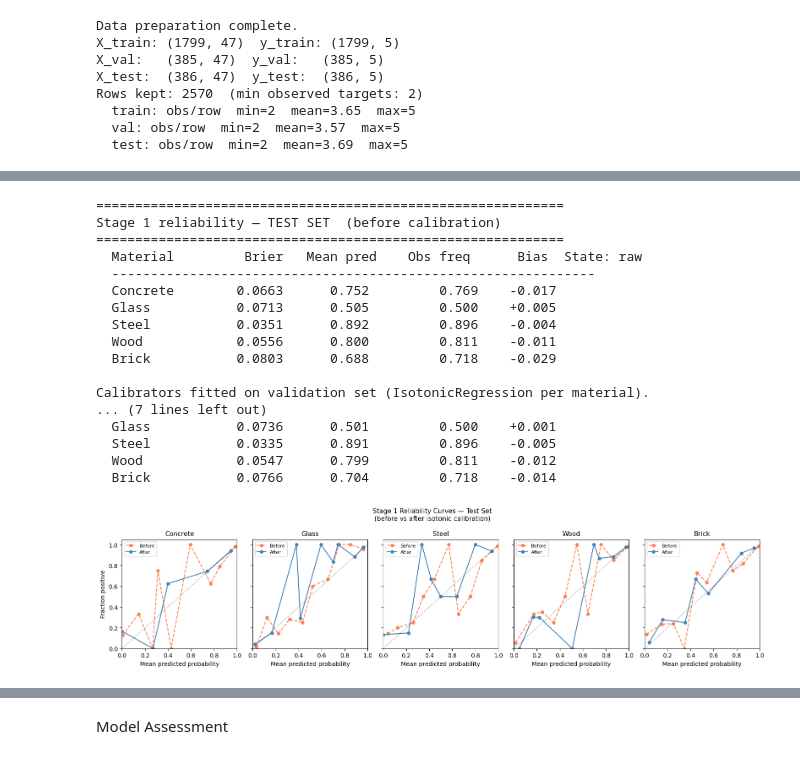
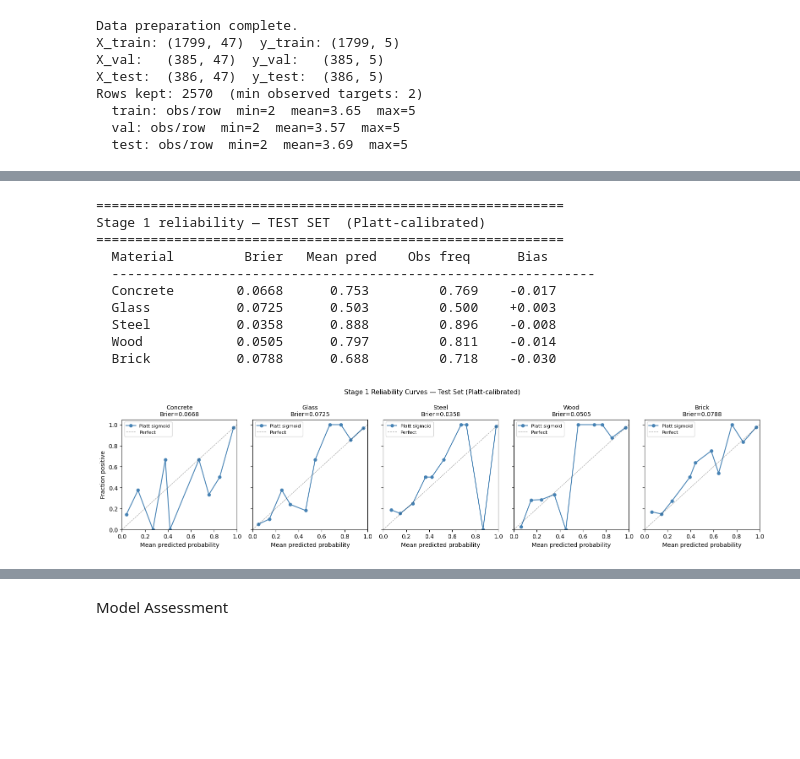
Before and after one commit to City-Syntax/material-intensity, a Jupyter notebook: prediction_model.ipynb, the cells around one changed output, grey strips where cells are left out. Cells and saved outputs as stored; diff of their text form; code cells hidden in the pictures; blank space fills up the shorter version.

```diff
--- a/prediction_model.ipynb
+++ b/prediction_model.ipynb
@@ -1325,72 +1288,52 @@ Joint layer — group covariances built from: ['Primary Code']
 # %%
 # ==========================================================
-# Stage 1 — Probability calibration (isotonic regression)
+# Stage 1 — Reliability diagnostics (Platt-calibrated)
 # ==========================================================
-# Evaluates reliability before calibration (test set),
-# fits calibrators on the validation set, then re-evaluates.
+# CalibratedClassifierCV(method='sigmoid') is applied during fit(),
+# so no separate calibration step is needed.  This cell evaluates
+# the resulting reliability on the test set.
 
 y_val_presence  = data["y_val_mask"]  & (data["y_val_raw"]  > 0)
 y_test_presence = data["y_test_mask"] & (data["y_test_raw"] > 0)
 
-# ── Before calibration: test-set diagnostics ────────────────────────────────
 print("=" * 60)
-print("Stage 1 reliability — TEST SET  (before calibration)")
+print("Stage 1 reliability — TEST SET  (Platt-calibrated)")
 print("=" * 60)
-cal_before = model.stage1.evaluate_calibration(data["X_test_proc"], y_test_presence)
-
-# ── Fit calibrators on validation set ────────────────────────────────────────
-model.calibrate_stage1(data["X_val_proc"], data["y_val_raw"], data["y_val_mask"])
-print("\nCalibrators fitted on validation set (IsotonicRegression per material).")
-
-# ── After calibration: test-set diagnostics ──────────────────────────────────
-print()
-print("=" * 60)
-print("Stage 1 reliability — TEST SET  (after calibration)")
-print("=" * 60)
-cal_after = model.stage1.evaluate_calibration(data["X_test_proc"], y_test_presence)
+cal_result = model.stage1.evaluate_calibration(data["X_test_proc"], y_test_presence)
 
 # ── Reliability curves ────────────────────────────────────────────────────────
 fig, axes = plt.subplots(1, len(y_cols), figsize=(16, 4), sharey=True)
 for ax, mat in zip(axes, y_cols):
-    pre  = cal_before.get(mat, {})
-    post = cal_after.get(mat, {})
-    mp_pre, fp_pre   = pre.get("mean_pred_bins"), pre.get("frac_pos_bins")
-    mp_post, fp_post = post.get("mean_pred_bins"), post.get("frac_pos_bins")
-    if mp_pre is not None and len(mp_pre):
-        ax.plot(mp_pre, fp_pre, "o--", color="coral", lw=1.5, ms=5, label="Before")
-    if mp_post is not None and len(mp_post):
-        ax.plot(mp_post, fp_post, "o-", color="steelblue", lw=1.5, ms=5, label="After")
-    ax.plot([0, 1], [0, 1], "k--", lw=0.8, alpha=0.4)
-    ax.set_title(mat, fontsize=11)
+    res = cal_result.get(mat, {})
+    mp  = res.get("mean_pred_bins")
+    fp  = res.get("frac_pos_bins")
+    if mp is not None and len(mp):
+        ax.plot(mp, fp, "o-", color="steelblue", lw=1.5, ms=5, label="Platt sigmoid")
+    ax.plot([0, 1], [0, 1], "k--", lw=0.8, alpha=0.4, label="Perfect")
+    brier = res.get("brier", float("nan"))
+    ax.set_title(f"{mat}\nBrier={brier:.4f}", fontsize=10)
     ax.set_xlabel("Mean predicted probability")
     ax.set_xlim(0.0, 1.0)
     ax.set_ylim(0.0, 1.05)
     ax.legend(fontsize=8)
     if ax is axes[0]:
         ax.set_ylabel("Fraction positive")
 
 fig.suptitle(
-    "Stage 1 Reliability Curves — Test Set\n(before vs after isotonic calibration)",
+    "Stage 1 Reliability Curves — Test Set (Platt-calibrated)",
     fontsize=11,
 )
 plt.tight_layout()
 plt.show()
 # %% [output]
 ============================================================
-Stage 1 reliability — TEST SET  (before calibration)
+Stage 1 reliability — TEST SET  (Platt-calibrated)
 ============================================================
-  Material         Brier   Mean pred    Obs freq      Bias  State: raw
+  Material         Brier   Mean pred    Obs freq      Bias
   --------------------------------------------------------------
-  Concrete        0.0663      0.752         0.769    -0.017
-  Glass           0.0713      0.505         0.500    +0.005
-  Steel           0.0351      0.892         0.896    -0.004
-  Wood            0.0556      0.800         0.811    -0.011
-  Brick           0.0803      0.688         0.718    -0.029
-
-Calibrators fitted on validation set (IsotonicRegression per material).
-... (7 lines left out)
-  Glass           0.0736      0.501         0.500    +0.001
-  Steel           0.0335      0.891         0.896    -0.005
-  Wood            0.0547      0.799         0.811    -0.012
-  Brick           0.0766      0.704         0.718    -0.014
+  Concrete        0.0668      0.753         0.769    -0.017
+  Glass           0.0725      0.503         0.500    +0.003
+  Steel           0.0358      0.888         0.896    -0.008
+  Wood            0.0505      0.797         0.811    -0.014
+  Brick           0.0788      0.688         0.718    -0.030
-[figure, old version]
+[figure, new version]
```
Also changed, not shown: parts of 27 cells of this notebook, 8 other files.
